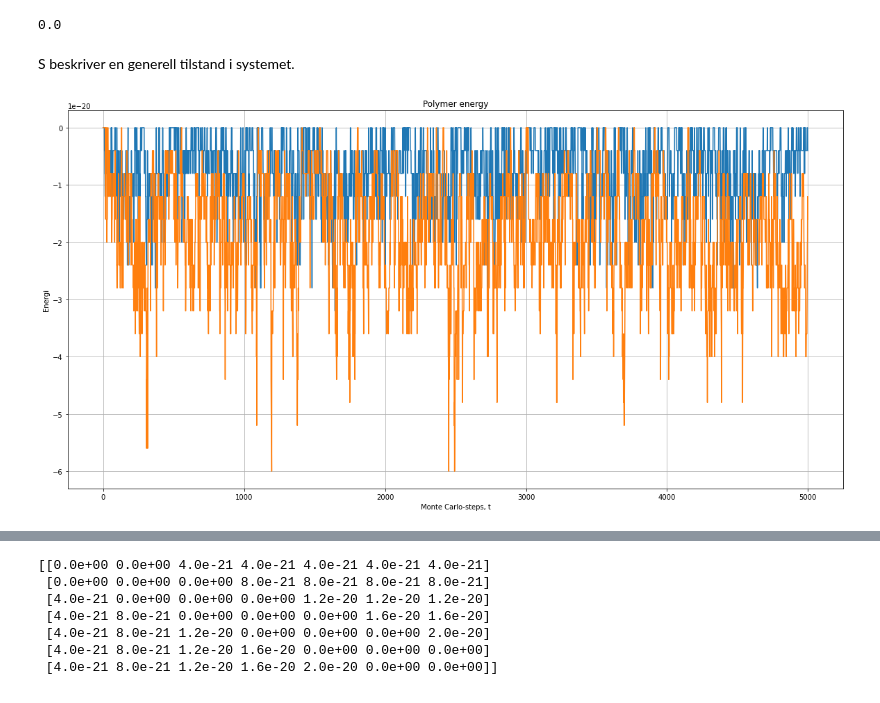
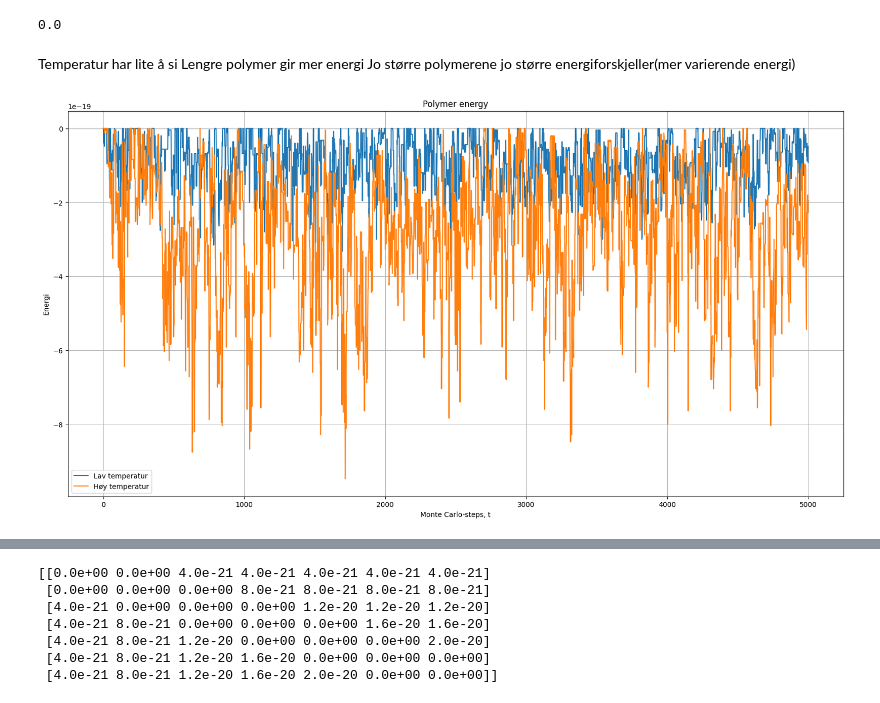
Before and after one commit to hannaroed/Vitber-bio, a Jupyter notebook: bio.ipynb, the cells around one changed output, grey strips where cells are left out. Cells and saved outputs as stored; diff of their text form; code cells hidden in the pictures.

```diff
--- a/bio.ipynb
+++ b/bio.ipynb
@@ -256,0 +258,13 @@ Antall gyldige rotasjoner: 67
+# %%
+n = 500
+N_s = np.arange(n)
+y_vals = np.zeros(n)
+for i in range(n):
+    y_vals[i] = random_rotations(init_polymer(15), N_s[i])[1]
+plt.plot(N_s, N_s, label="100% gyldige rotasjoner")
+plt.plot(N_s, y_vals, label="Antall gyldige rotasjoner")
+plt.title("")
+plt.xlabel("")
+plt.ylabel("")
+plt.legend()
+plt.show()
@@ -334,31 +350,34 @@ def simulate_energy(polymer, N_s, V, T, max_iter=100_000):
             break
 
     return polymer, E_array
-# %% [markdown]
-S beskriver en generell tilstand i systemet.
+# %% [markdown]
+Temperatur har lite å si
+Lengre polymer gir mer energi
+Jo større polymerene jo større energiforskjeller(mer varierende energi)
 # %%
 #2b)
 t = 5000
 T_low = 70
 T_high = 350
 
-V_1 = make_V_const(15, -4.0 * 10**(-21))
+V_1 = make_V_const(20, -4.0 * 10**(-21))
 V_2 = make_V_const(33, -4.0 * 10**(-21))
 
-_polymer, energy_vals1 = simulate_energy(init_polymer(15), t, V_1, T_low)
+_polymer, energy_vals1 = simulate_energy(init_polymer(20), t, V_1, T_low)
 _polymer, energy_vals2 = simulate_energy(init_polymer(33), t, V_2, T_high)
 
 
 plt.title("Polymer energy")
 plt.xlabel("Monte Carlo-steps, t")
 plt.ylabel("Energi")
 plt.grid()
-plt.plot(np.arange(t), energy_vals1)
-plt.plot(np.arange(t), energy_vals2)
+plt.plot(np.arange(t), energy_vals1, label = "Lav temperatur")
+plt.plot(np.arange(t), energy_vals2, label = "Høy temperatur")
+plt.legend()
 plt.gcf().set_size_inches(20, 10)
 plt.show()
 # %% [output]
-[figure, old version]
+[figure, new version]
 # %%
 # 2c) Illustrer sluttposisjonen til de to polymerene fra simuleringen i 2b
 
```
Also changed, not shown: parts of 11 cells of this notebook.
